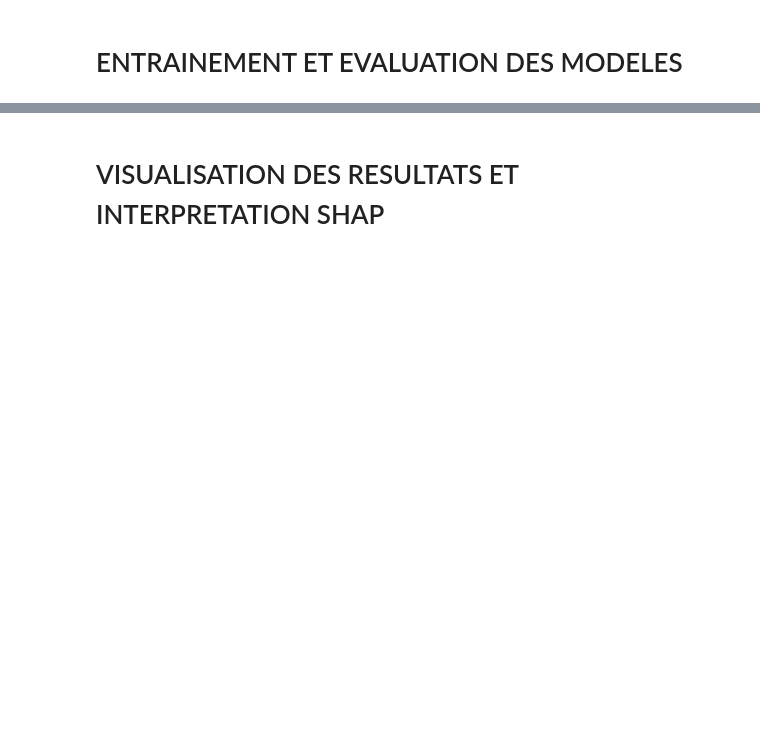
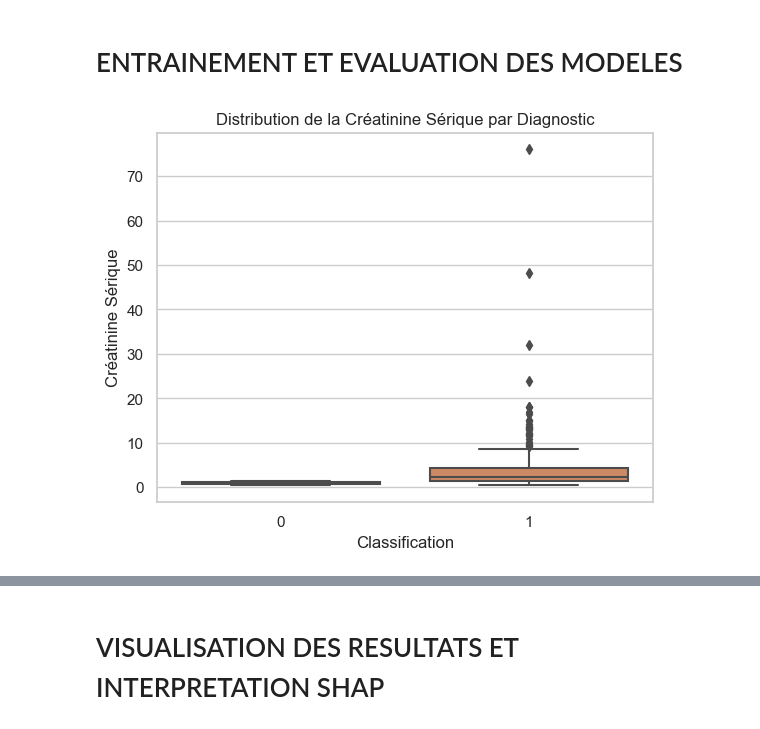
Before and after one commit to krinf15/Detection-Maladies-Renales, a Jupyter notebook: Rénales.ipynb, the cells around one changed output, grey strips where cells are left out. Cells and saved outputs as stored; diff of their text form; code cells hidden in the pictures; blank space fills up the shorter version.

```diff
--- a/Rénales.ipynb
+++ b/Rénales.ipynb
@@ -161,2 +242,12 @@ for col in categorical_columns:
 # %% [markdown]
 # ENTRAINEMENT ET EVALUATION DES MODELES
+# %%
+# distribution de la créatinine sérique en fonction du diagnostic
+
+sns.boxplot(x='Class', y='Serum Creatinine', data=data)
+plt.title("Distribution de la Créatinine Sérique par Diagnostic")
+plt.xlabel("Classification")
+plt.ylabel("Créatinine Sérique")
+plt.show()
+# %% [output]
+[figure, added]
```
Also changed, not shown: parts of 28 cells of this notebook, 2 other files.
